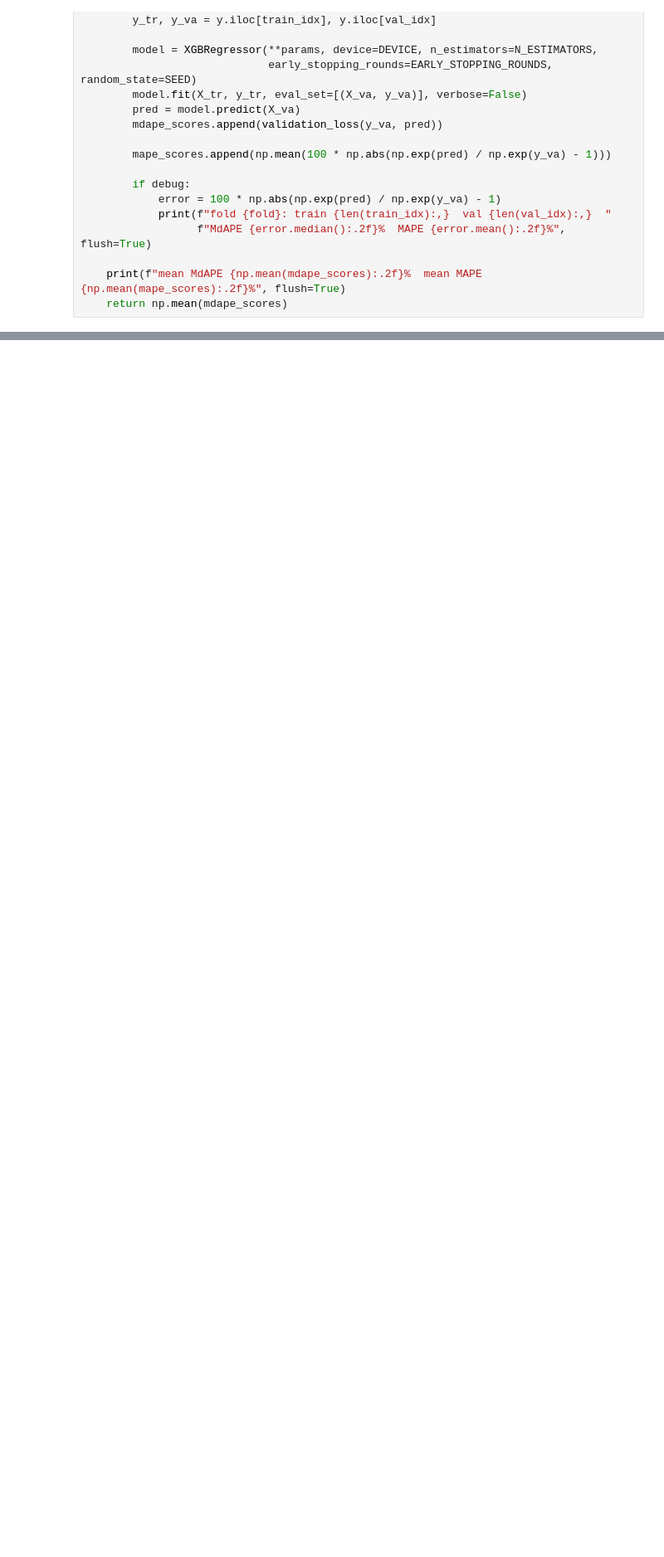
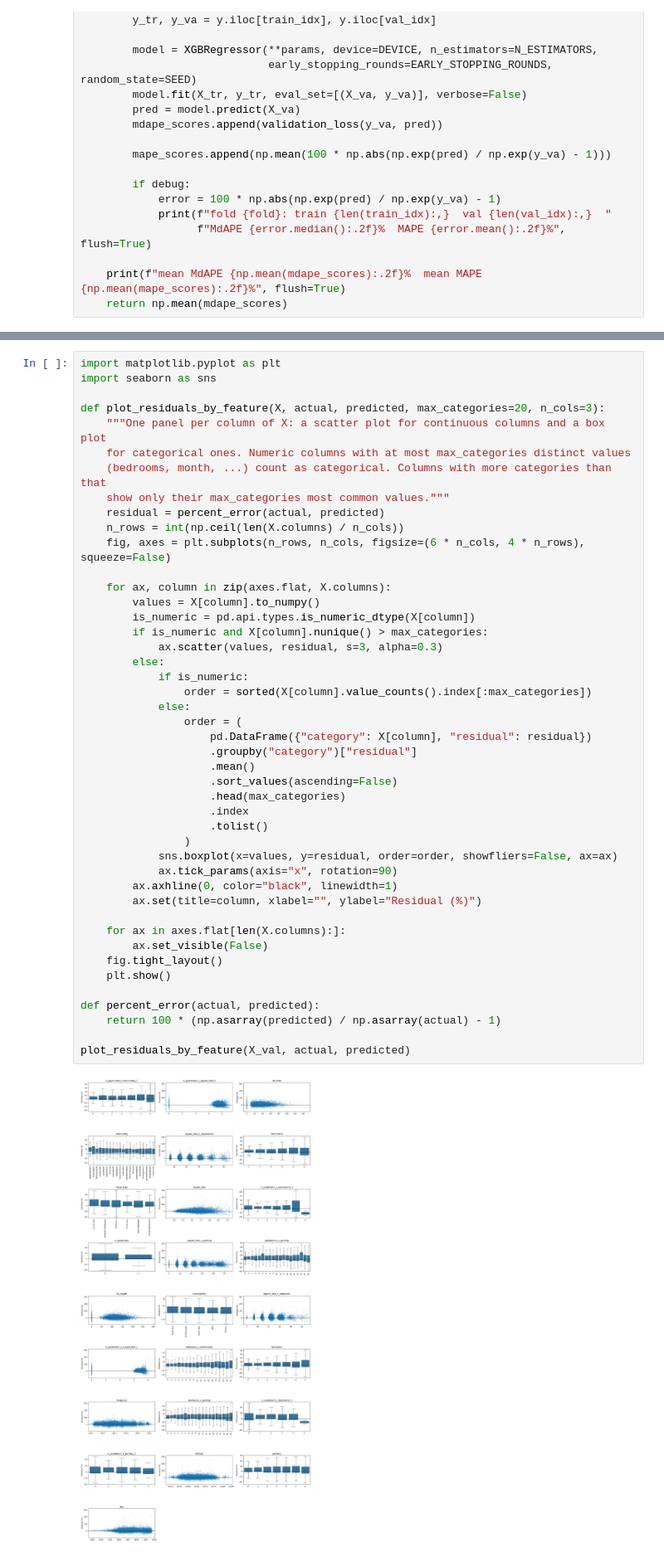
Before and after one commit to Richardhhhg/SSU-Data-Dash, a Jupyter notebook: notebooks/xxbonkxx/models/baseline_training.ipynb, the cells around one changed output, grey strips where cells are left out. Shown at 83% size. Cells and saved outputs as stored; diff of their text form; blank space fills up the shorter version.

```diff
--- a/notebooks/xxbonkxx/models/baseline_training.ipynb
+++ b/notebooks/xxbonkxx/models/baseline_training.ipynb
@@ -213,3 +259,50 @@ diagnostics.plot_predicted_vs_actual(actual, predicted)
+# %%
+import matplotlib.pyplot as plt
+import seaborn as sns
+
+def plot_residuals_by_feature(X, actual, predicted, max_categories=20, n_cols=3):
+    """One panel per column of X: a scatter plot for continuous columns and a box plot
+    for categorical ones. Numeric columns with at most max_categories distinct values
+    (bedrooms, month, ...) count as categorical. Columns with more categories than that
+    show only their max_categories most common values."""
+    residual = percent_error(actual, predicted)
+    n_rows = int(np.ceil(len(X.columns) / n_cols))
+    fig, axes = plt.subplots(n_rows, n_cols, figsize=(6 * n_cols, 4 * n_rows), squeeze=False)
+
+    for ax, column in zip(axes.flat, X.columns):
+        values = X[column].to_numpy()
+        is_numeric = pd.api.types.is_numeric_dtype(X[column])
+        if is_numeric and X[column].nunique() > max_categories:
+            ax.scatter(values, residual, s=3, alpha=0.3)
+        else:
+            if is_numeric:
+                order = sorted(X[column].value_counts().index[:max_categories])
+            else:
+                order = (
+                    pd.DataFrame({"category": X[column], "residual": residual})
+                    .groupby("category")["residual"]
+                    .mean()
+                    .sort_values(ascending=False)
+                    .head(max_categories)
+                    .index
+                    .tolist()
+                )
+            sns.boxplot(x=values, y=residual, order=order, showfliers=False, ax=ax)
+            ax.tick_params(axis="x", rotation=90)
+        ax.axhline(0, color="black", linewidth=1)
+        ax.set(title=column, xlabel="", ylabel="Residual (%)")
+
+    for ax in axes.flat[len(X.columns):]:
+        ax.set_visible(False)
+    fig.tight_layout()
+    plt.show()
+
+def percent_error(actual, predicted):
+    return 100 * (np.asarray(predicted) / np.asarray(actual) - 1)
+
+plot_residuals_by_feature(X_val, actual, predicted)
+# %% [output]
+[figure, added]
 # %%
 diagnostics.plot_residuals_by_feature(X_val, actual, predicted)
 # %% [output]
```
Also changed, not shown: parts of 14 cells of this notebook, 3 other files.
